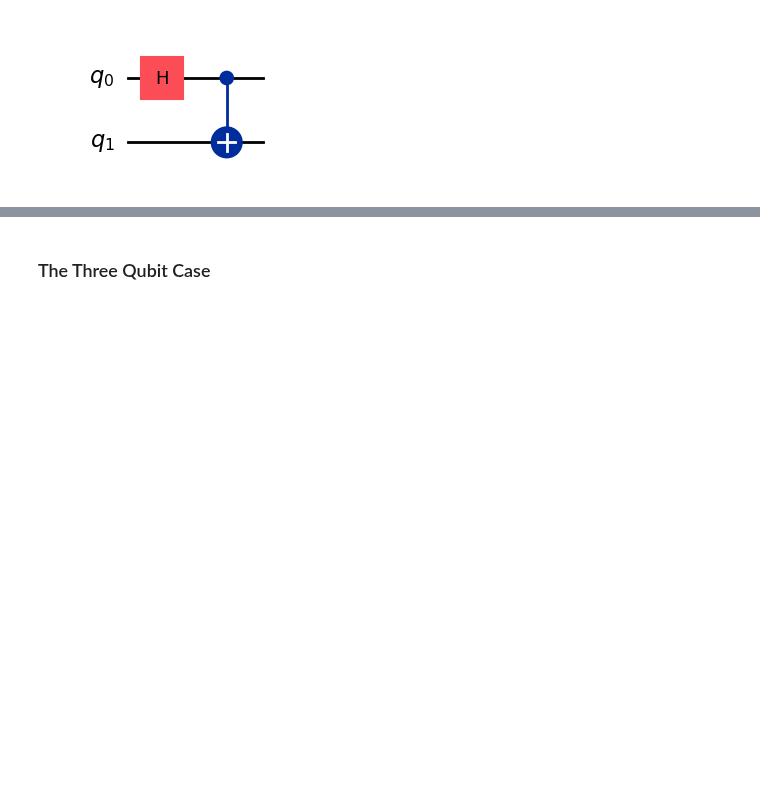
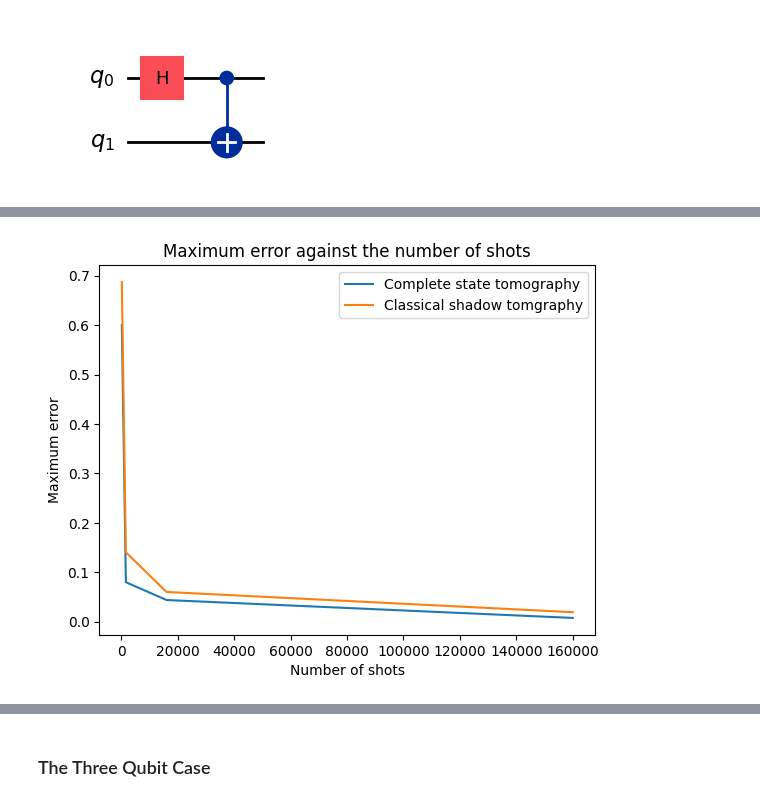
Before and after one commit to ZacharyKokot/Summer-Research-2024, a Jupyter notebook: ShadowTomography.ipynb, the cells around one changed output, grey strips where cells are left out. Saved outputs shown, nothing was run; the diff lists cells and outputs as text; code cells hidden in the pictures; blank space fills up the shorter version.

Commit message:
Generated plots comparing complete to shadow tomography.

```diff
--- a/ShadowTomography.ipynb
+++ b/ShadowTomography.ipynb
@@ -1212,0 +1112,85 @@ plt.show()
+# %%
+# An array of the total number of state copies to take measurements on.
+shots_list = [160, 1600, 16000, 160000]
+
+# Generate the 2-qubit Pauli observables.
+observables = two_point_paulis(bell_state_qc.num_qubits)
+
+# Get the true density matrix of the state.
+true_state = DensityMatrix.from_instruction(bell_state_qc)
+
+# Compute the true expectation values of the observables.
+true_expectations = []
+for observable in observables:
+    observable_matrix = pauli_string_to_matrix(observable)
+    true_expectations.append(np.trace(observable_matrix @ true_state.data))
+
+# Lists to store the maximum error for each number of shots for each estimation method.
+max_tomography_error = []
+max_shadow_error = []
+
+# Lists to store the execution times for each estimation method.
+tomography_times = []
+shadow_times = []
+
+for shots in shots_list:
+
+    ################################################################################################################
+    start = time.time()
+
+    # Compute density matrix from complete state tomography.
+    tomogaphy_state = complete_state_tomography(bell_state_qc, int(shots/16))
+
+    # Estimate all the two-point Pauli observables using the density matrix generated by complete state tomography.
+    tomography_expectations = []
+    for observable in observables:
+        observable_matrix = pauli_string_to_matrix(observable)
+        tomography_expectations.append(np.trace(observable_matrix @ tomogaphy_state))
+
+    end = time.time()
+
+    tomography_times.append(end - start)
+    ################################################################################################################
+
+    # Compute the maximum error for the tomography method.
+    max_tomography_error.append(np.max(np.abs(np.array(true_expectations) - np.array(tomography_expectations))))
+
+    ################################################################################################################
+    start = time.time()
+
+    # Generate the classical shadow.
+    shadow = generate_classical_shadow(bell_state_qc, shots)
+
+    # Estimate all the two-point Pauli observables using the classical shadow.
+    shadow_expectations = []
+    for observable in observables:
+        shadow_expectations.append(estimate_pauli_observable(shadow, observable))
+
+    end = time.time()
+
+    shadow_times.append(end - start)
+    ################################################################################################################
+
+    # Compute the maximum error for the shadow method.
+    max_shadow_error.append(np.max(np.abs(np.array(true_expectations) - np.array(shadow_expectations))))
+
+# Plots
+# Plot the maximum error for each estimation method against the number of shots.
+plt.plot(shots_list, max_tomography_error, label = "Complete state tomography")
+plt.plot(shots_list, max_shadow_error, label = "Classical shadow tomgraphy")
+plt.xlabel("Number of shots")
+plt.ylabel("Maximum error")
+plt.title("Maximum error against the number of shots")
+plt.legend()
+plt.show()
+
+# Plot the execution times for each estimation method against the number of shots.
+plt.plot(shots_list, tomography_times, label = "Complete state tomography")
+plt.plot(shots_list, shadow_times, label = "Classical shadow tomgraphy")
+plt.xlabel("Number of shots")
+plt.ylabel("Execution time (s)")
+plt.title("Execution time against the number of shots")
+plt.legend()
+plt.show()
+# %% [output]
+[figure, added]
```
Also changed, not shown: parts of 31 cells of this notebook.
